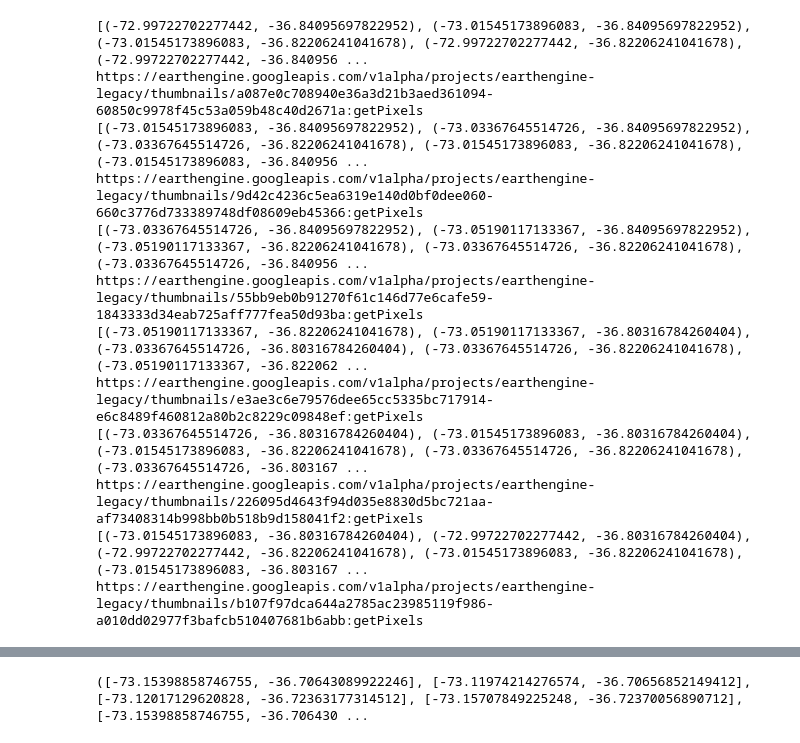
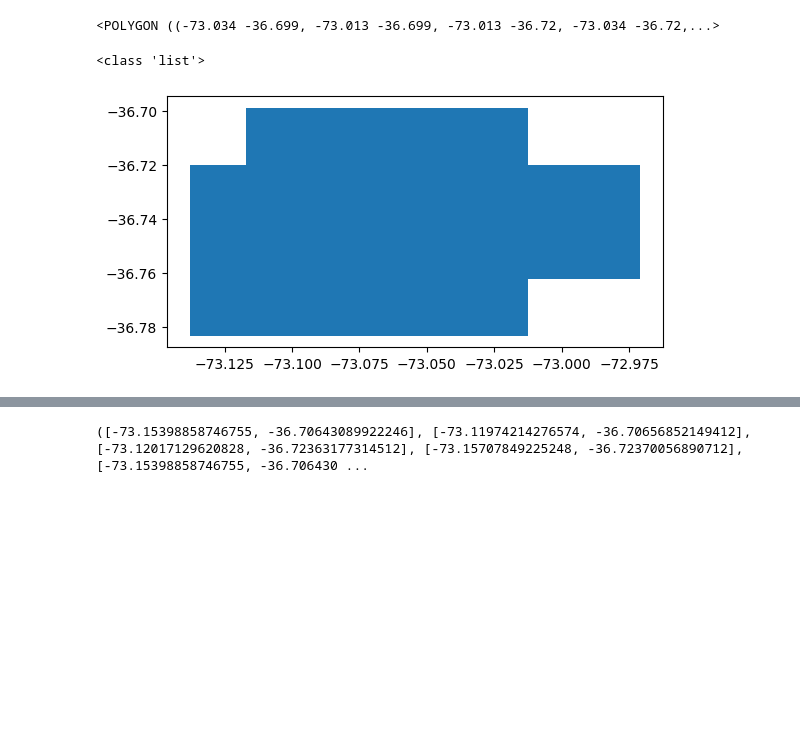
Before and after one commit to CarlosGaubertQ/TesisGaubertMapas, a Jupyter notebook: DivisionPoligonos.ipynb, the cells around one changed output, grey strips where cells are left out. Drawn from its saved outputs; the diff is of its cells as text; code cells hidden in the pictures; blank space fills up the shorter version.

```diff
--- a/DivisionPoligonos.ipynb
+++ b/DivisionPoligonos.ipynb
@@ -195,27 +202,51 @@ G
+# %%
+from PIL import Image
+index = 1
+geoms[26]
+# %% [output]
+<POLYGON ((-73.034 -36.699, -73.013 -36.699, -73.013 -36.72, -73.034 -36.72,...>
+# %%
+import geopandas as gpd
+import matplotlib.pyplot as plt
+from PIL import Image
+print(type(geoms))
+# Supongamos que ya tienes 'geoms' definido
+grid = gpd.GeoDataFrame({'geometry': geoms})
+
+index = 1
+for sq in geoms:
+    xx, yy = sq.exterior.coords.xy
+    x = xx.tolist()
+    y = yy.tolist()
+
+    ruta_imagen = "./imagenes/subimagen/Sub_Landsat8_2018-01-01_2019-01-01_" + str(index) + ".jpg"
+
+    try:
+        imagen = Image.open(ruta_imagen)
+        grid.loc[index - 1, 'image'] = imagen
+        #print(f"Imagen cargada para index {index}: {ruta_imagen}")
+    except Exception as e:
+        print(f"Error al cargar la imagen para index {index}: {str(e)}")
+
+    index += 1
+# %% [output]
+<class 'list'>
 # %%
 grid = gpd.GeoDataFrame({'geometry':geoms})
 geoms
 
+index = 1
 for sq in geoms:
   xx, yy = sq.exterior.coords.xy
   x = xx.tolist()
   y = yy.tolist()
   print(list(zip(x,y)))
   url = descargar_imagen_landsat8(list(zip(x,y)), "2018-01-01","2019-01-01", "True Color")
-  print(url)
+  #print(url)
+
+grid.plot();
 # %% [output]
-[(-72.99722702277442, -36.84095697822952), (-73.01545173896083, -36.84095697822952), (-73.01545173896083, -36.82206241041678), (-72.99722702277442, -36.82206241041678), (-72.99722702277442, -36.840956 ...
-https://earthengine.googleapis.com/v1alpha/projects/earthengine-legacy/thumbnails/a087e0c708940e36a3d21b3aed361094-60850c9978f45c53a059b48c40d2671a:getPixels
-[(-73.01545173896083, -36.84095697822952), (-73.03367645514726, -36.84095697822952), (-73.03367645514726, -36.82206241041678), (-73.01545173896083, -36.82206241041678), (-73.01545173896083, -36.840956 ...
-https://earthengine.googleapis.com/v1alpha/projects/earthengine-legacy/thumbnails/9d42c4236c5ea6319e140d0bf0dee060-660c3776d733389748df08609eb45366:getPixels
-[(-73.03367645514726, -36.84095697822952), (-73.05190117133367, -36.84095697822952), (-73.05190117133367, -36.82206241041678), (-73.03367645514726, -36.82206241041678), (-73.03367645514726, -36.840956 ...
-https://earthengine.googleapis.com/v1alpha/projects/earthengine-legacy/thumbnails/55bb9eb0b91270f61c146d77e6cafe59-1843333d34eab725aff777fea50d93ba:getPixels
-[(-73.05190117133367, -36.82206241041678), (-73.05190117133367, -36.80316784260404), (-73.03367645514726, -36.80316784260404), (-73.03367645514726, -36.82206241041678), (-73.05190117133367, -36.822062 ...
-https://earthengine.googleapis.com/v1alpha/projects/earthengine-legacy/thumbnails/e3ae3c6e79576dee65cc5335bc717914-e6c8489f460812a80b2c8229c09848ef:getPixels
-[(-73.03367645514726, -36.80316784260404), (-73.01545173896083, -36.80316784260404), (-73.01545173896083, -36.82206241041678), (-73.03367645514726, -36.82206241041678), (-73.03367645514726, -36.803167 ...
-https://earthengine.googleapis.com/v1alpha/projects/earthengine-legacy/thumbnails/226095d4643f94d035e8830d5bc721aa-af73408314b998bb0b518b9d158041f2:getPixels
-[(-73.01545173896083, -36.80316784260404), (-72.99722702277442, -36.80316784260404), (-72.99722702277442, -36.82206241041678), (-73.01545173896083, -36.82206241041678), (-73.01545173896083, -36.803167 ...
-https://earthengine.googleapis.com/v1alpha/projects/earthengine-legacy/thumbnails/b107f97dca644a2785ac23985119f986-a010dd02977f3bafcb510407681b6abb:getPixels
+[figure, added]
 # %%
 grid.plot();
 # %% [output]
```
Also changed, not shown: parts of 13 cells of this notebook, 3 other files.
